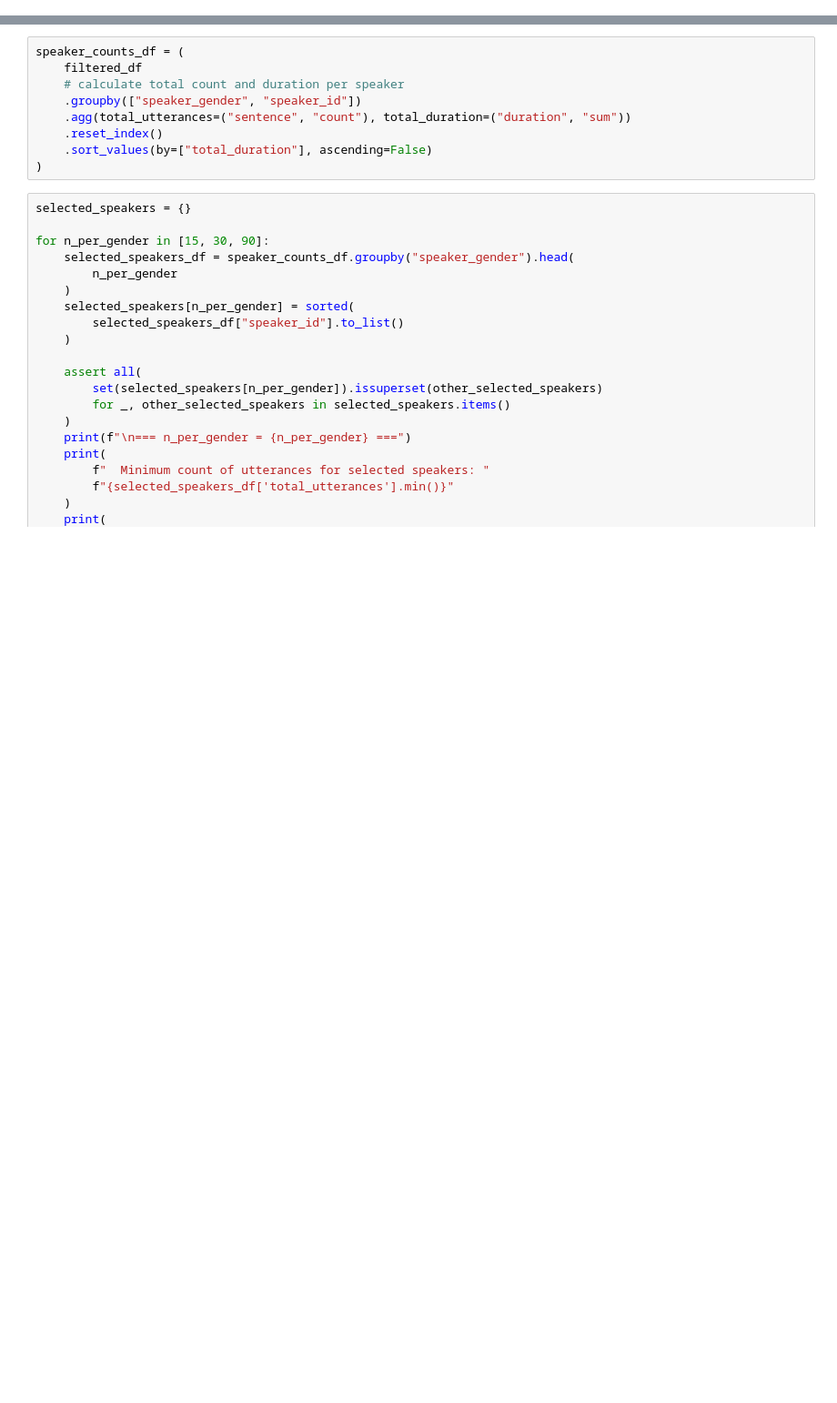
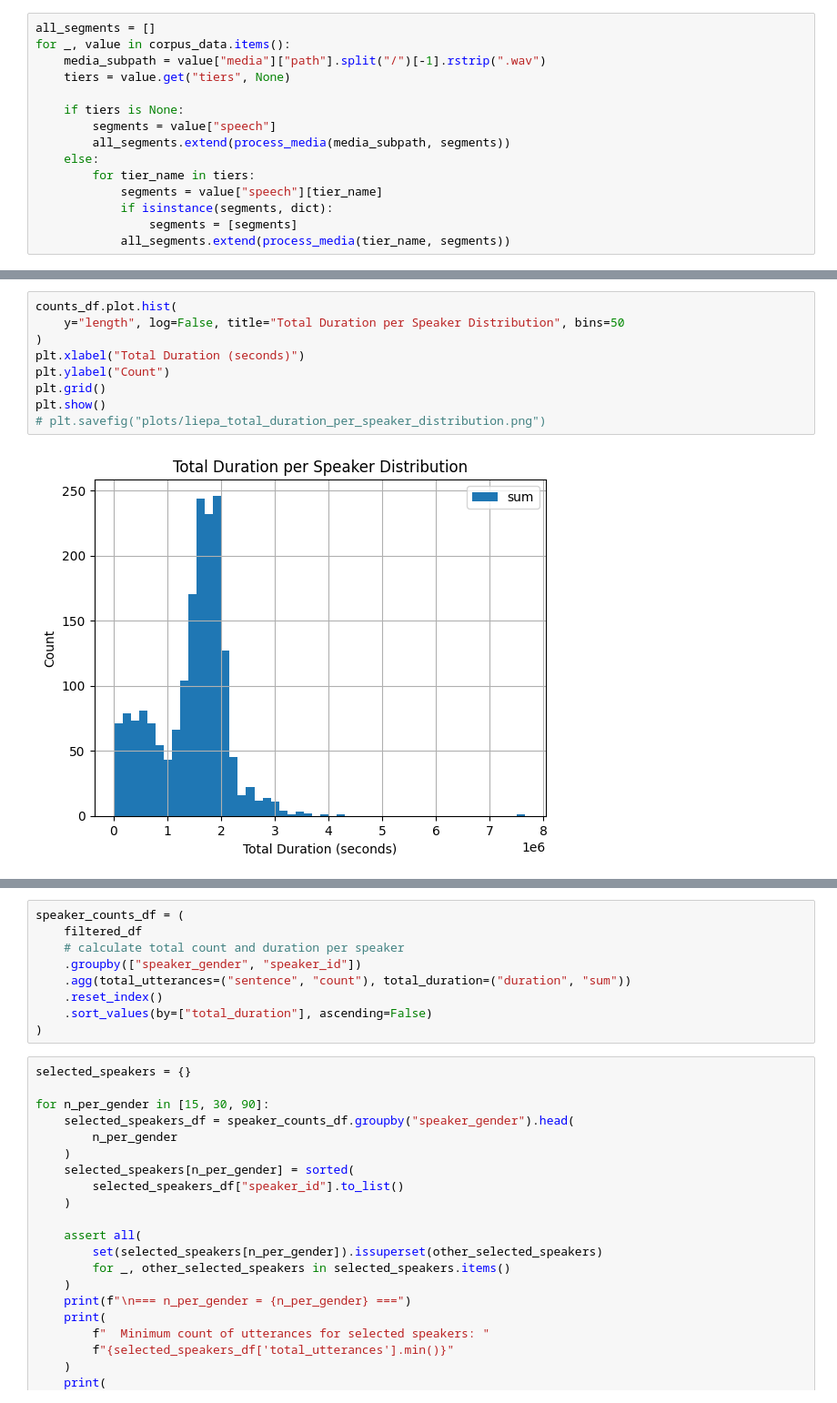
Before and after one commit to spacegrapefruit/msc-thesis, a Jupyter notebook: notebooks/liepa_analysis.ipynb, the cells around one changed output, grey strips where cells are left out. Shown at 91% size. Drawn from its saved outputs; the diff is of its cells as text; blank space fills up the shorter version.

```diff
--- a/notebooks/liepa_analysis.ipynb
+++ b/notebooks/liepa_analysis.ipynb
@@ -49,0 +52,15 @@ filtered_df = full_df[
+# %%
+all_segments = []
+for _, value in corpus_data.items():
+    media_subpath = value["media"]["path"].split("/")[-1].rstrip(".wav")
+    tiers = value.get("tiers", None)
+
+    if tiers is None:
+        segments = value["speech"]
+        all_segments.extend(process_media(media_subpath, segments))
+    else:
+        for tier_name in tiers:
+            segments = value["speech"][tier_name]
+            if isinstance(segments, dict):
+                segments = [segments]
+            all_segments.extend(process_media(tier_name, segments))
@@ -49,0 +299,11 @@ filtered_df = full_df[
+# %%
+counts_df.plot.hist(
+    y="length", log=False, title="Total Duration per Speaker Distribution", bins=50
+)
+plt.xlabel("Total Duration (seconds)")
+plt.ylabel("Count")
+plt.grid()
+plt.show()
+# plt.savefig("plots/liepa_total_duration_per_speaker_distribution.png")
+# %% [output]
+[figure, added]
```
Also changed, not shown: parts of 29 cells of this notebook, 43 other files.
